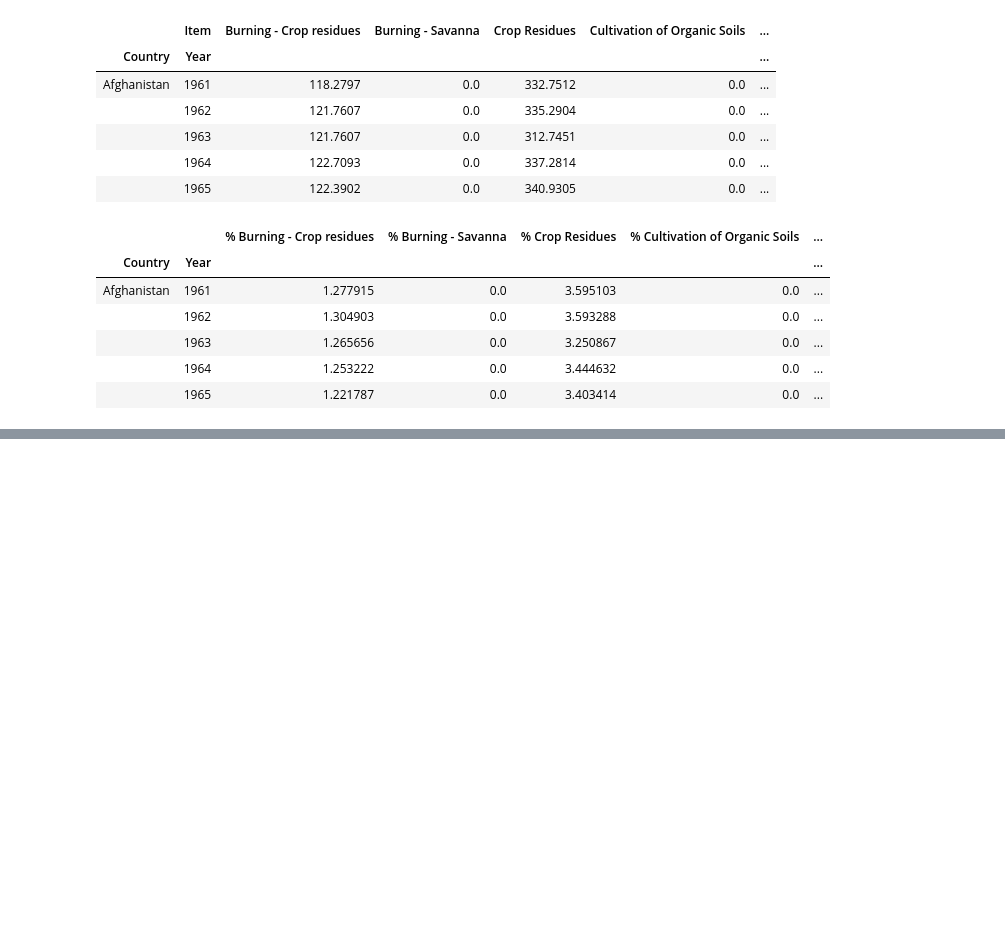
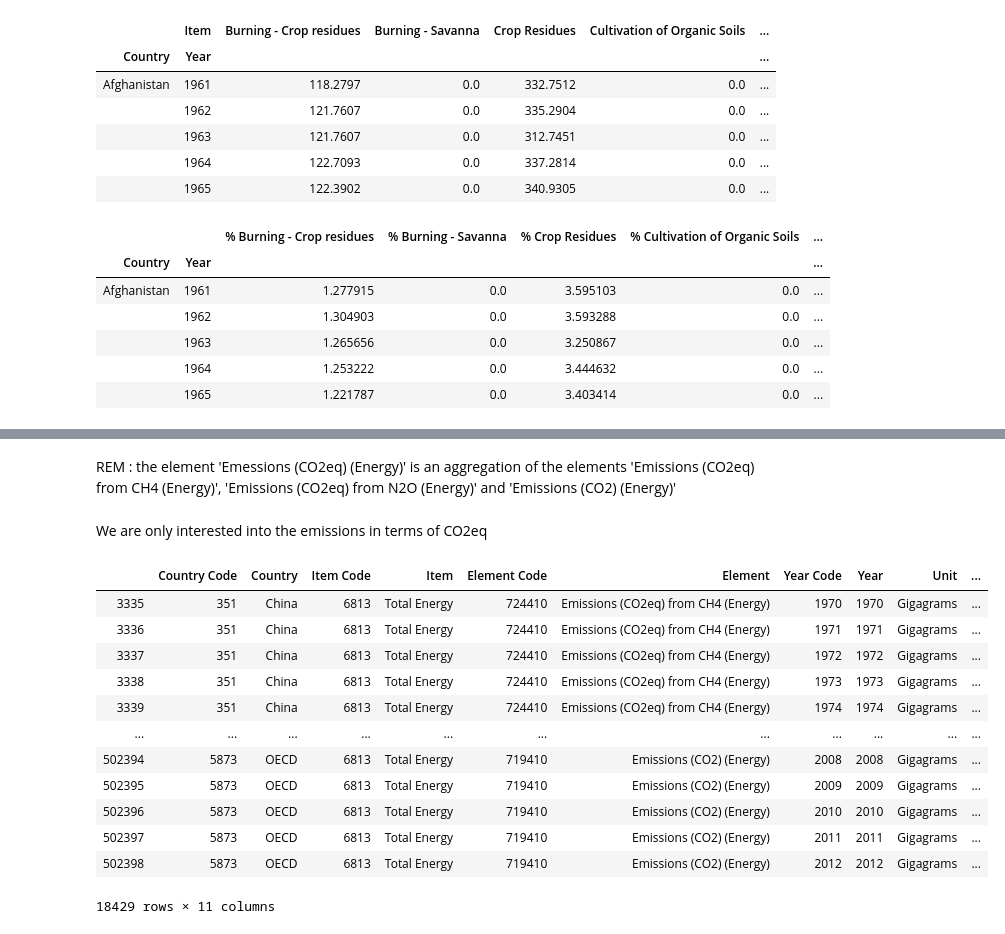
Before and after one commit to Lambo97/ADAProject, a Jupyter notebook: src/greenhouse.ipynb, the cells around one changed output, grey strips where cells are left out. Cells and saved outputs as stored; diff of their text form; code cells hidden in the pictures; blank space fills up the shorter version.

```diff
--- a/src/greenhouse.ipynb
+++ b/src/greenhouse.ipynb
@@ -221,0 +265,35 @@ relative_emissions_total.to_csv(GENERATED_DATA_PATH+'relative_emissions_total.cs
+# %% [markdown]
+REM : the element 'Emessions (CO2eq) (Energy)' is an aggregation of the elements 'Emissions (CO2eq) from CH4 (Energy)', 'Emissions (CO2eq) from N2O (Energy)' and 'Emissions (CO2) (Energy)'
+# %% [markdown]
+We are only interested into the emissions in terms of CO2eq
+# %%
+# Only keep the total energy item
+unint_item = ['Gas-Diesel oil', 'Motor Gasoline', 'Natural gas (including LNG)',
+ 'Liquefied petroleum gas (LPG)', 'Fuel oil', 'Coal', 'Electricity',
+ 'Gas-diesel oils used in fisheries', 'Fuel oil used in fisheries',
+ 'Energy for power irrigation', 'Transport fuel used in agriculture (excl. fishery)', 'Energy used in fishery']
+emissions_energy = emissions_energy.drop(emissions_energy[emissions_energy['Item'].isin(unint_item)].index)
+
+
+# Remove uninteresting elements
+unint_elem = ['Consumption in Agriculture', 'Implied emission factor for CH4',
+ 'Emissions (CH4) (Energy)', 'Implied emission factor for N2O', 'Emissions (N2O) (Energy)',
+              'Implied emission factor for CO2', 'Emissions (CO2eq) (Energy)']
+emissions_energy = emissions_energy.drop(emissions_energy[emissions_energy['Element'].isin(unint_elem)].index)
+
+
+emissions_energy
+# %% [output]
+|  | Country Code | Country | Item Code | Item | Element Code | Element | Year Code | Year | Unit | ... |
+| 3335 | 351 | China | 6813 | Total Energy | 724410 | Emissions (CO2eq) from CH4 (Energy) | 1970 | 1970 | Gigagrams | ... |
+| 3336 | 351 | China | 6813 | Total Energy | 724410 | Emissions (CO2eq) from CH4 (Energy) | 1971 | 1971 | Gigagrams | ... |
+| 3337 | 351 | China | 6813 | Total Energy | 724410 | Emissions (CO2eq) from CH4 (Energy) | 1972 | 1972 | Gigagrams | ... |
+| 3338 | 351 | China | 6813 | Total Energy | 724410 | Emissions (CO2eq) from CH4 (Energy) | 1973 | 1973 | Gigagrams | ... |
+| 3339 | 351 | China | 6813 | Total Energy | 724410 | Emissions (CO2eq) from CH4 (Energy) | 1974 | 1974 | Gigagrams | ... |
+| ... | ... | ... | ... | ... | ... | ... | ... | ... | ... | ... |
+| 502394 | 5873 | OECD | 6813 | Total Energy | 719410 | Emissions (CO2) (Energy) | 2008 | 2008 | Gigagrams | ... |
+| 502395 | 5873 | OECD | 6813 | Total Energy | 719410 | Emissions (CO2) (Energy) | 2009 | 2009 | Gigagrams | ... |
+| 502396 | 5873 | OECD | 6813 | Total Energy | 719410 | Emissions (CO2) (Energy) | 2010 | 2010 | Gigagrams | ... |
+| 502397 | 5873 | OECD | 6813 | Total Energy | 719410 | Emissions (CO2) (Energy) | 2011 | 2011 | Gigagrams | ... |
+| 502398 | 5873 | OECD | 6813 | Total Energy | 719410 | Emissions (CO2) (Energy) | 2012 | 2012 | Gigagrams | ... |
+18429 rows × 11 columns
```
Also changed, not shown: parts of 5 cells of this notebook, 2 other files.
